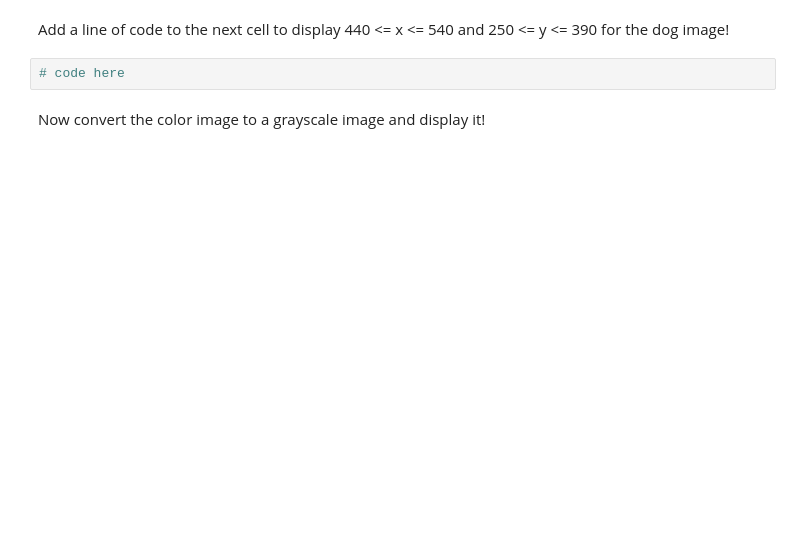
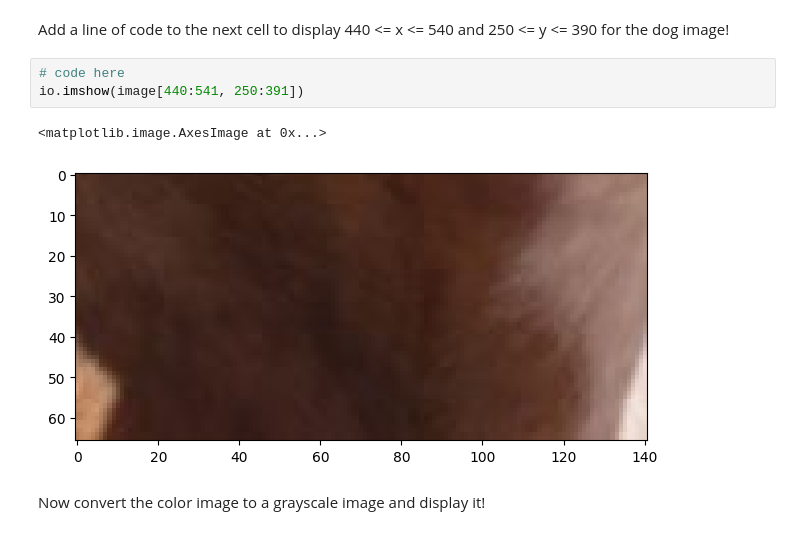
Before and after one commit to theRealProHacker/Computer-Vision, a Jupyter notebook: assignment01.ipynb, the cells around one changed output. Drawn from its saved outputs; the diff is of its cells as text; blank space fills up the shorter version.

```diff
--- a/assignment01.ipynb
+++ b/assignment01.ipynb
@@ -28,6 +33,10 @@ io.imshow(data.astronaut())
 Add a line of code to the next cell to display 440 <= x <= 540 and 250 <= y <= 390 for the dog image!
 # %%
 # code here
+io.imshow(image[440:541, 250:391])
+# %% [output]
+<matplotlib.image.AxesImage at 0x...>
+[figure, added]
 # %% [markdown]
 Now convert the color image to a grayscale image and display it!
 # %%
```
Also changed, not shown: parts of 16 cells of this notebook.
